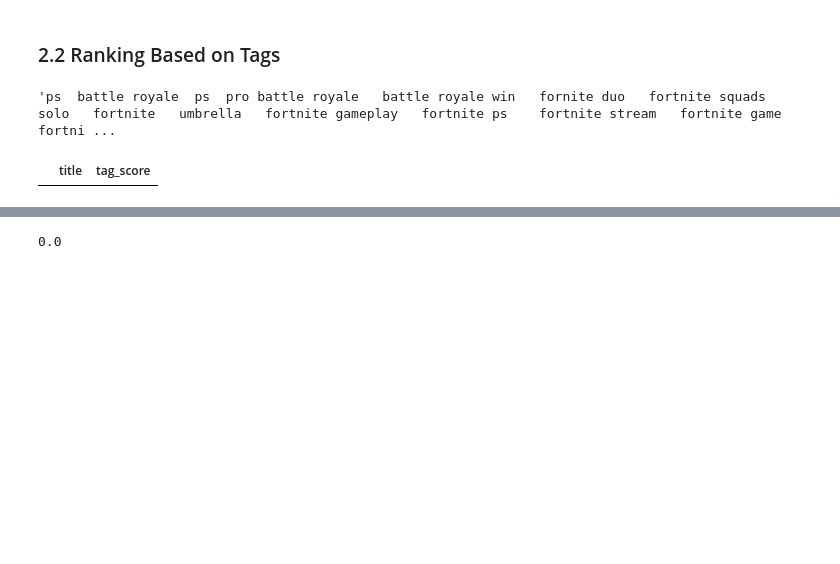
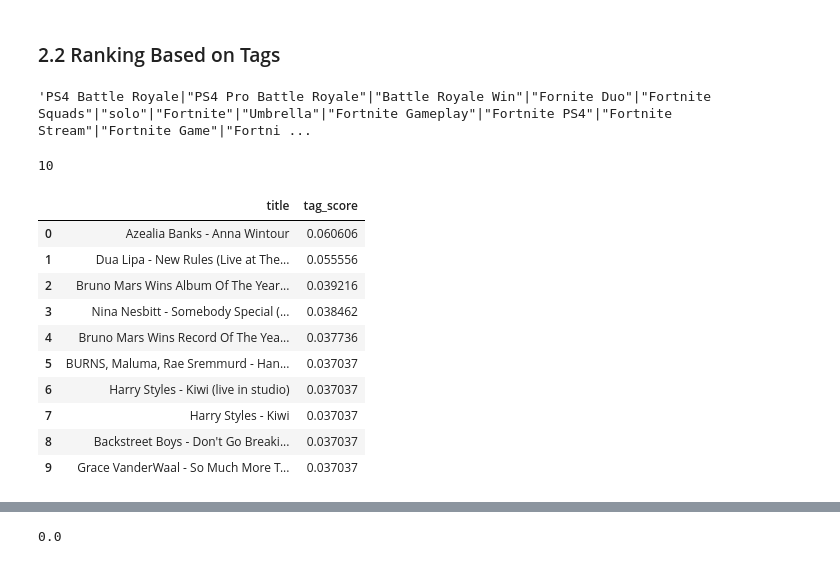
Before and after one commit to annyoo96/YoutubeTrendingClassifier, a Jupyter notebook: Youtube Recommender System_joy.ipynb, the cells around one changed output, grey strips where cells are left out. Drawn from its saved outputs; the diff is of its cells as text; code cells hidden in the pictures; blank space fills up the shorter version.

```diff
--- a/Youtube Recommender System.ipynb
+++ b/Youtube Recommender System_joy.ipynb
@@ -139,15 +139,22 @@ def predict_category(X_train, y_train, X_test, vectorizer, clf):
     y_pred = clf.predict(vectorizer.transform(X_test))
     return y_pred
 
-def predict_category_from_title(X_train, y_train, X_test, vectorizer, clf):
+def predict_category_from_title_helper(X_train, y_train, X_test, vectorizer, clf):
     X_train = vectorizer.fit_transform(X_train)
     clf.fit(X_train, y_train)
     y_pred = clf.predict(vectorizer.transform(pd.Series(X_test)))
     return y_pred
+
+def predict_category_from_title(title):
+    return predict_category_from_title_helper(X_train,
+                            y_train,
+                            title,
+                            TfidfVectorizer(),
+                            SGDClassifier())[0]
 # %%
 clean_vid_data["title_clean"] = preprocess_text_df(clean_vid_data.title)
-clean_vid_data["tags"] = preprocess_tags(clean_vid_data.tags)
-X_train, X_test, y_train, y_test = train_test_split(clean_vid_data["title_clean"] + clean_vid_data["tags"],
+clean_vid_data["tags_clean"] = preprocess_tags(clean_vid_data.tags)
+X_train, X_test, y_train, y_test = train_test_split(clean_vid_data["title_clean"] + clean_vid_data["tags_clean"],
                                                     clean_vid_data['category_id'],
                                                     test_size=0.1,
                                                     shuffle=True
@@ -299,7 +306,7 @@ similar_video_titles.head(10)
 tags = clean_vid_data["tags"]
 tags[1]
 # %% [output]
-'ps  battle royale  ps  pro battle royale   battle royale win   fornite duo   fortnite squads   solo   fortnite   umbrella   fortnite gameplay   fortnite ps    fortnite stream   fortnite game   fortni ...
+'PS4 Battle Royale|"PS4 Pro Battle Royale"|"Battle Royale Win"|"Fornite Duo"|"Fortnite Squads"|"solo"|"Fortnite"|"Umbrella"|"Fortnite Gameplay"|"Fortnite PS4"|"Fortnite Stream"|"Fortnite Game"|"Fortni ...
 # %%
 def map_titles_to_tags(category):
     category_df = category_group(category)
@@ -323,10 +330,14 @@ def map_titles_to_tags(category):
 #             if it != '[none]':
 #                 tags_df = tags_df.append({"Tag Name": it, "Video Title": video_title}, ignore_index=True)
 #     return tags_df
+# %%
+video.loc[video.title=="Dua Lipa - IDGAF (Official Music Video)"]["category_id"].values[0]
+# %% [output]
+10
 # %%
-def find_similar_tag_video(title):
+def find_similar_tag_video(title, num):
 
-    category = video.loc[video.title.str.endswith(title)]["category_id"].values[0]
+    category = predict_category_from_title(title)
     #category_df = video.loc[video['category_id']==category]
 
     category_df = category_group(category)
@@ -345,15 +356,25 @@ def find_similar_tag_video(title):
 
     category_df = category_df.loc[category_df['tag_score'] > 0].loc[category_df['tag_score'] != 1].loc[category_df['tag_score'] != len(interested_tags)].sort_values(by = ['tag_score'], ascending=False)
 
-    return category_df.reset_index().drop(columns=['index'])[0:25]
+    return category_df.reset_index().drop(columns=['index'])[0:num]
 
 #similar_videos_tags = find_similar_tag_video("Calvin Harris, Dua Lipa - One Kiss (Lyric Video)")
-similar_videos_tags = find_similar_tag_video("Dua Lipa - IDGAF (Official Music Video)")
+similar_videos_tags = find_similar_tag_video("Dua Lipa - IDGAF (Official Music Video)",10)
 #similar_videos_tags = find_similar_tag_video("#ProudToCreate: Pride 2018")
 # %%
-similar_videos_tags.head(10)
+similar_videos_tags
 # %% [output]
 |  | title | tag_score |
+| 0 | Azealia Banks - Anna Wintour | 0.060606 |
+| 1 | Dua Lipa - New Rules (Live at The... | 0.055556 |
+| 2 | Bruno Mars Wins Album Of The Year... | 0.039216 |
+| 3 | Nina Nesbitt - Somebody Special (... | 0.038462 |
+| 4 | Bruno Mars Wins Record Of The Yea... | 0.037736 |
+| 5 | BURNS, Maluma, Rae Sremmurd - Han... | 0.037037 |
+| 6 | Harry Styles - Kiwi (live in studio) | 0.037037 |
+| 7 | Harry Styles - Kiwi | 0.037037 |
+| 8 | Backstreet Boys - Don't Go Breaki... | 0.037037 |
+| 9 | Grace VanderWaal - So Much More T... | 0.037037 |
 # %%
 category_df10 = category_group(10)
 a0 = find_tags("Calvin Harris, Dua Lipa - One Kiss (Lyric Video)", category_df10)#"Dua Lipa - IDGAF (Official Music Video)", category_df10)
```
Also changed, not shown: parts of 22 cells of this notebook.
